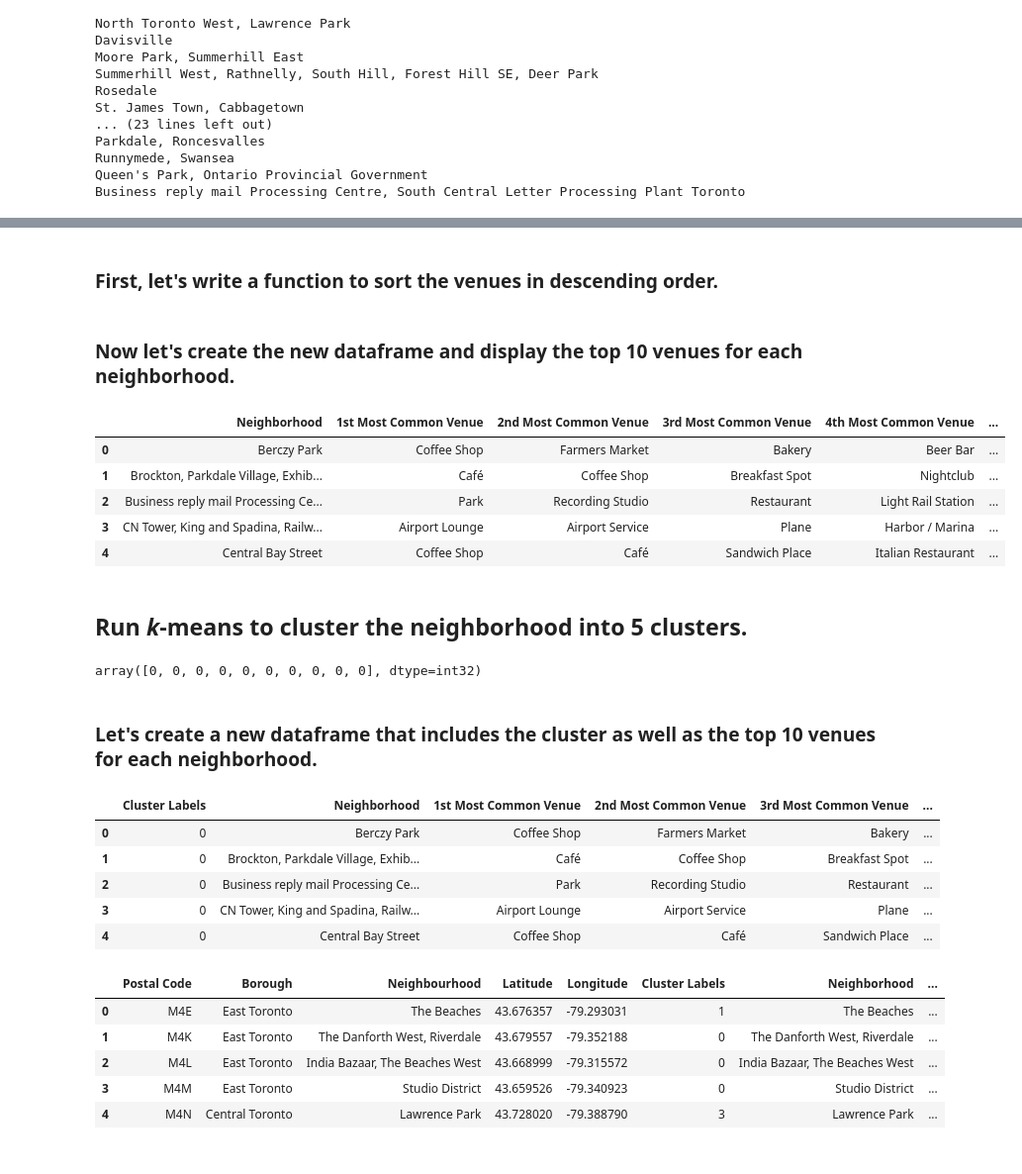
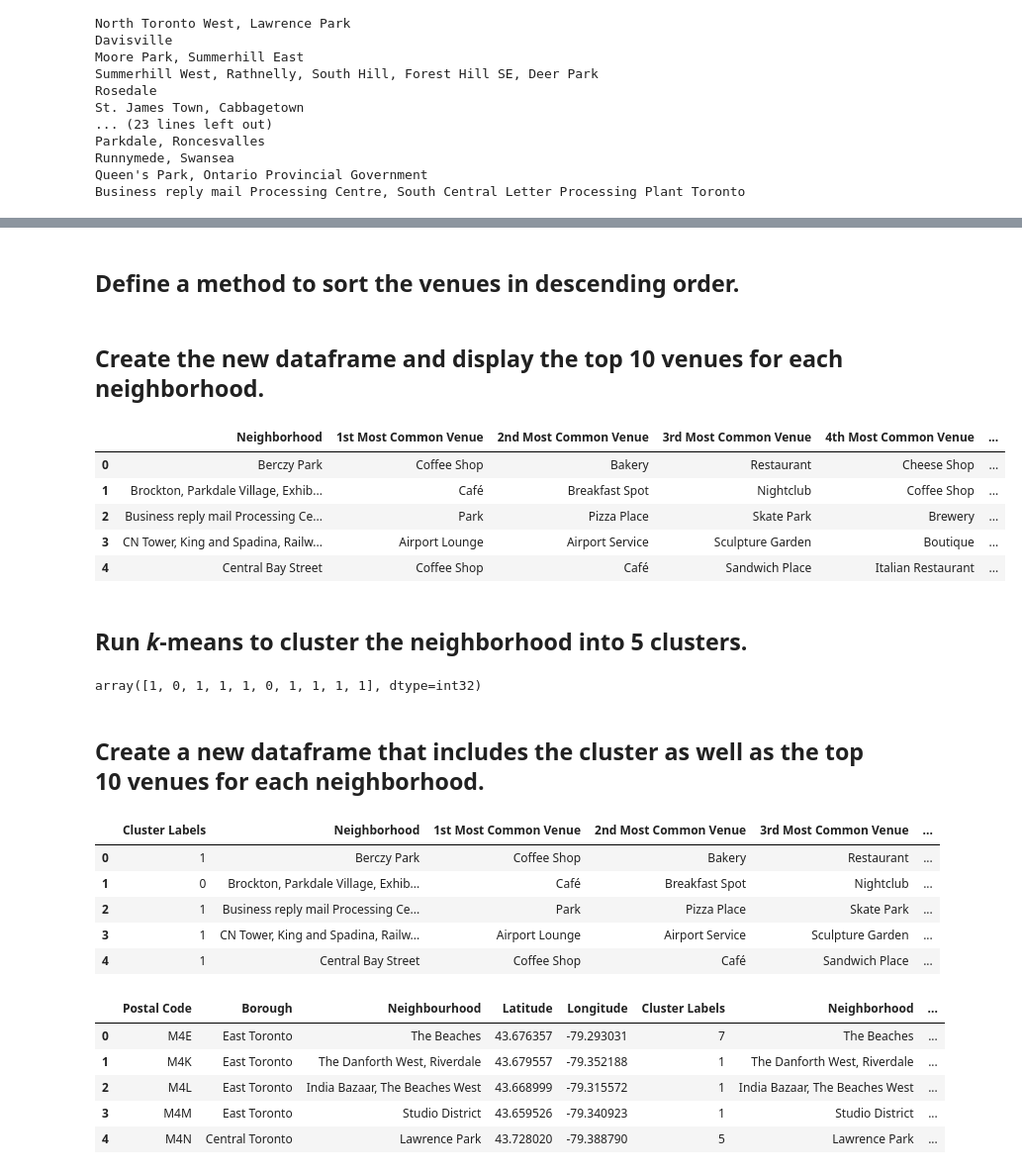
Before and after one commit to shenzj1994/Coursera_Capstone, a Jupyter notebook: week3_toronto_clustering/w3_part3.ipynb, the cells around one changed output, grey strips where cells are left out. Shown: that part at 99% size. Drawn from its saved outputs; the diff is of its cells as text; code cells hidden in the pictures.

```diff
--- a/week3_toronto_clustering/w3_part3.ipynb
+++ b/week3_toronto_clustering/w3_part3.ipynb
@@ -130,5 +136,5 @@ toronto_grouped.head()
 # %% [markdown]
-### First, let's write a function to sort the venues in descending order.
+## Define a method to sort the venues in descending order.
 # %%
 def return_most_common_venues(row, num_top_venues):
     row_categories = row.iloc[1:]
@@ -136,34 +142,34 @@ def return_most_common_venues(row, num_top_venues):
 
     return row_categories_sorted.index.values[0:num_top_venues]
 # %% [markdown]
-### Now let's create the new dataframe and display the top 10 venues for each neighborhood.
+## Create the new dataframe and display the top 10 venues for each neighborhood.
 # %%
 num_top_venues = 10
 
 indicators = ['st', 'nd', 'rd']
 
 # create columns according to number of top venues
 columns = ['Neighborhood']
 for ind in np.arange(num_top_venues):
     try:
         columns.append('{}{} Most Common Venue'.format(ind+1, indicators[ind]))
     except:
         columns.append('{}th Most Common Venue'.format(ind+1))
 
 # create a new dataframe
-neighborhoods_venues_sorted = pd.DataFrame(columns=columns)
-neighborhoods_venues_sorted['Neighborhood'] = toronto_grouped['Neighborhood']
+toronto_grouped_sorted = pd.DataFrame(columns=columns)
+toronto_grouped_sorted['Neighborhood'] = toronto_grouped['Neighborhood']
 
 for ind in np.arange(toronto_grouped.shape[0]):
-    neighborhoods_venues_sorted.iloc[ind, 1:] = return_most_common_venues(toronto_grouped.iloc[ind, :], num_top_venues)
+    toronto_grouped_sorted.iloc[ind, 1:] = return_most_common_venues(toronto_grouped.iloc[ind, :], num_top_venues)
 
-neighborhoods_venues_sorted.head()
+toronto_grouped_sorted.head()
 # %% [output]
 |  | Neighborhood | 1st Most Common Venue | 2nd Most Common Venue | 3rd Most Common Venue | 4th Most Common Venue | ... |
-| 0 | Berczy Park | Coffee Shop | Farmers Market | Bakery | Beer Bar | ... |
-| 1 | Brockton, Parkdale Village, Exhib... | Café | Coffee Shop | Breakfast Spot | Nightclub | ... |
-| 2 | Business reply mail Processing Ce... | Park | Recording Studio | Restaurant | Light Rail Station | ... |
-| 3 | CN Tower, King and Spadina, Railw... | Airport Lounge | Airport Service | Plane | Harbor / Marina | ... |
+| 0 | Berczy Park | Coffee Shop | Bakery | Restaurant | Cheese Shop | ... |
+| 1 | Brockton, Parkdale Village, Exhib... | Café | Breakfast Spot | Nightclub | Coffee Shop | ... |
+| 2 | Business reply mail Processing Ce... | Park | Pizza Place | Skate Park | Brewery | ... |
+| 3 | CN Tower, King and Spadina, Railw... | Airport Lounge | Airport Service | Sculpture Garden | Boutique | ... |
 | 4 | Central Bay Street | Coffee Shop | Café | Sandwich Place | Italian Restaurant | ... |
 # %% [markdown]
 ## Run _k_-means to cluster the neighborhood into 5 clusters.
@@ -172,7 +178,7 @@ neighborhoods_venues_sorted.head()
 from sklearn.cluster import KMeans
 
 # set number of clusters
-kclusters = 5
+kclusters = 8
 
 toronto_grouped_clustering = toronto_grouped.drop('Neighborhood', 1)
 
@@ -182,31 +188,31 @@ kmeans = KMeans(n_clusters=kclusters, random_state=0).fit(toronto_grouped_cluste
 # check cluster labels generated for each row in the dataframe
 kmeans.labels_[0:10]
 # %% [output]
-array([0, 0, 0, 0, 0, 0, 0, 0, 0, 0], dtype=int32)
+array([1, 0, 1, 1, 1, 0, 1, 1, 1, 1], dtype=int32)
 # %% [markdown]
-### Let's create a new dataframe that includes the cluster as well as the top 10 venues for each neighborhood.
+## Create a new dataframe that includes the cluster as well as the top 10 venues for each neighborhood.
 # %%
 # add clustering labels
-neighborhoods_venues_sorted.insert(0, 'Cluster Labels', kmeans.labels_)
-neighborhoods_venues_sorted.head()
+toronto_grouped_sorted.insert(0, 'Cluster Labels', kmeans.labels_)
+toronto_grouped_sorted.head()
 # %% [output]
 |  | Cluster Labels | Neighborhood | 1st Most Common Venue | 2nd Most Common Venue | 3rd Most Common Venue | ... |
-| 0 | 0 | Berczy Park | Coffee Shop | Farmers Market | Bakery | ... |
-| 1 | 0 | Brockton, Parkdale Village, Exhib... | Café | Coffee Shop | Breakfast Spot | ... |
-| 2 | 0 | Business reply mail Processing Ce... | Park | Recording Studio | Restaurant | ... |
-| 3 | 0 | CN Tower, King and Spadina, Railw... | Airport Lounge | Airport Service | Plane | ... |
-| 4 | 0 | Central Bay Street | Coffee Shop | Café | Sandwich Place | ... |
+| 0 | 1 | Berczy Park | Coffee Shop | Bakery | Restaurant | ... |
+| 1 | 0 | Brockton, Parkdale Village, Exhib... | Café | Breakfast Spot | Nightclub | ... |
+| 2 | 1 | Business reply mail Processing Ce... | Park | Pizza Place | Skate Park | ... |
+| 3 | 1 | CN Tower, King and Spadina, Railw... | Airport Lounge | Airport Service | Sculpture Garden | ... |
+| 4 | 1 | Central Bay Street | Coffee Shop | Café | Sandwich Place | ... |
 # %%
 toronto_merged = yyz
 
-# merge manhattan_grouped with manhattan_data to add latitude/longitude for each neighborhood
-toronto_merged = toronto_merged.merge(neighborhoods_venues_sorted, left_on='Neighbourhood', right_on='Neighborhood', how='inner')
+# merge toronto_grouped_sorted with yyz to add latitude/longitude for each neighborhood
+toronto_merged = toronto_merged.merge(toronto_grouped_sorted, left_on='Neighbourhood', right_on='Neighborhood', how='inner')
 
-toronto_merged.head() # check the last columns!
+toronto_merged.head()
 # %% [output]
 |  | Postal Code | Borough | Neighbourhood | Latitude | Longitude | Cluster Labels | Neighborhood | ... |
-| 0 | M4E | East Toronto | The Beaches | 43.676357 | -79.293031 | 1 | The Beaches | ... |
-| 1 | M4K | East Toronto | The Danforth West, Riverdale | 43.679557 | -79.352188 | 0 | The Danforth West, Riverdale | ... |
-| 2 | M4L | East Toronto | India Bazaar, The Beaches West | 43.668999 | -79.315572 | 0 | India Bazaar, The Beaches West | ... |
-| 3 | M4M | East Toronto | Studio District | 43.659526 | -79.340923 | 0 | Studio District | ... |
-| 4 | M4N | Central Toronto | Lawrence Park | 43.728020 | -79.388790 | 3 | Lawrence Park | ... |
+| 0 | M4E | East Toronto | The Beaches | 43.676357 | -79.293031 | 7 | The Beaches | ... |
+| 1 | M4K | East Toronto | The Danforth West, Riverdale | 43.679557 | -79.352188 | 1 | The Danforth West, Riverdale | ... |
+| 2 | M4L | East Toronto | India Bazaar, The Beaches West | 43.668999 | -79.315572 | 1 | India Bazaar, The Beaches West | ... |
+| 3 | M4M | East Toronto | Studio District | 43.659526 | -79.340923 | 1 | Studio District | ... |
+| 4 | M4N | Central Toronto | Lawrence Park | 43.728020 | -79.388790 | 5 | Lawrence Park | ... |
```
Also changed, not shown: parts of 7 cells of this notebook.
